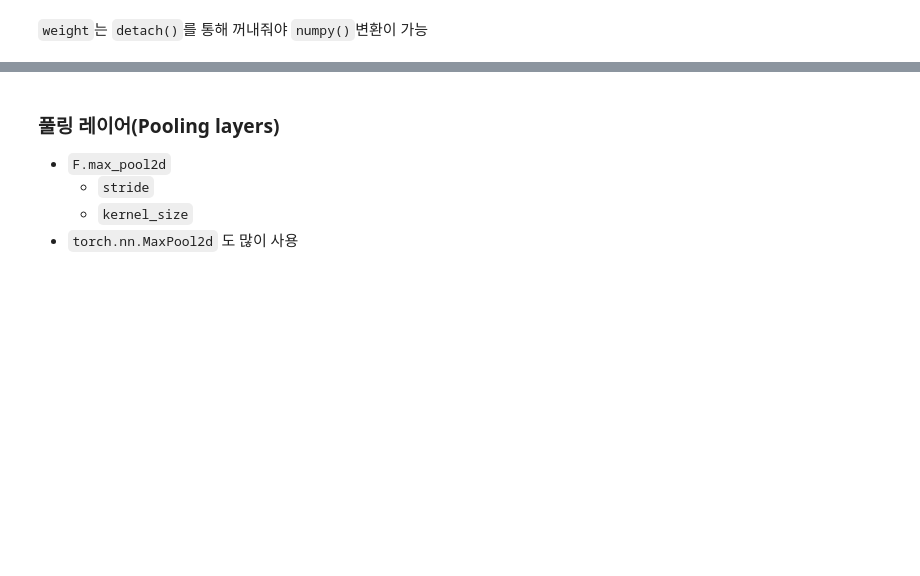
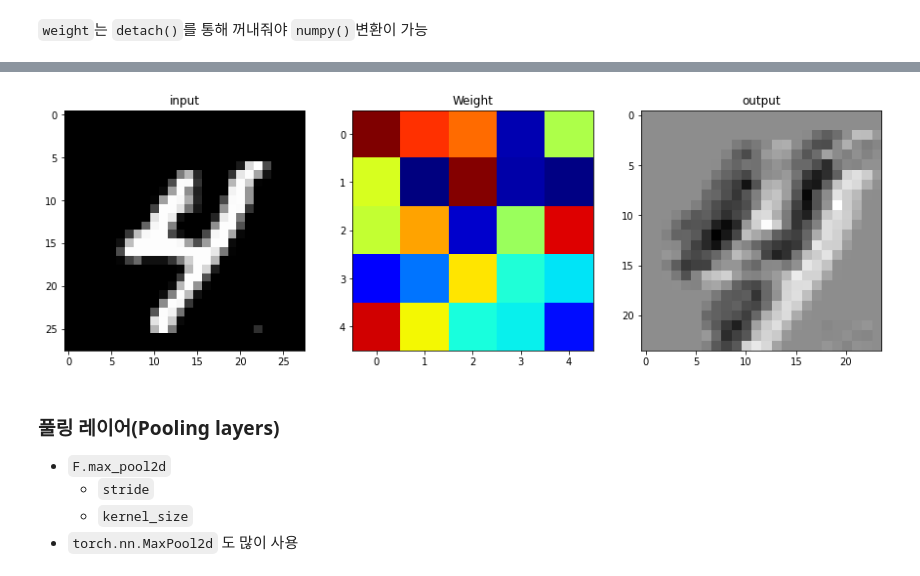
Before and after one commit to a22106/ImageClassification, a Jupyter notebook: _파이토치(PyTorch)_한번에_끝내기.ipynb, the cells around one changed output, grey strips where cells are left out. Drawn from its saved outputs; the diff is of its cells as text; code cells hidden in the pictures; blank space fills up the shorter version.

```diff
--- a/_파이토치(PyTorch)_한번에_끝내기.ipynb
+++ b/_파이토치(PyTorch)_한번에_끝내기.ipynb
@@ -257,3 +412,20 @@ https://pytorch.org/docs/stable/nn.html
+# %%
+plt.figure(figsize=(15, 30))
+
+plt.subplot(131)
+plt.title('input')
+plt.imshow(input_image, 'gray')
+
+plt.subplot(132)
+plt.title('Weight')
+plt.imshow(weight[1, 0, :, :], 'jet')
+
+plt.subplot(133)
+plt.title('output')
+plt.imshow(output_arr[0, 1, :, :], 'gray')
+plt.show()
+# %% [output]
+[figure, added]
 # %% [markdown]
 ### 풀링 레이어(Pooling layers)
 
```
Also changed, not shown: parts of 21 cells of this notebook, 4 other files.
